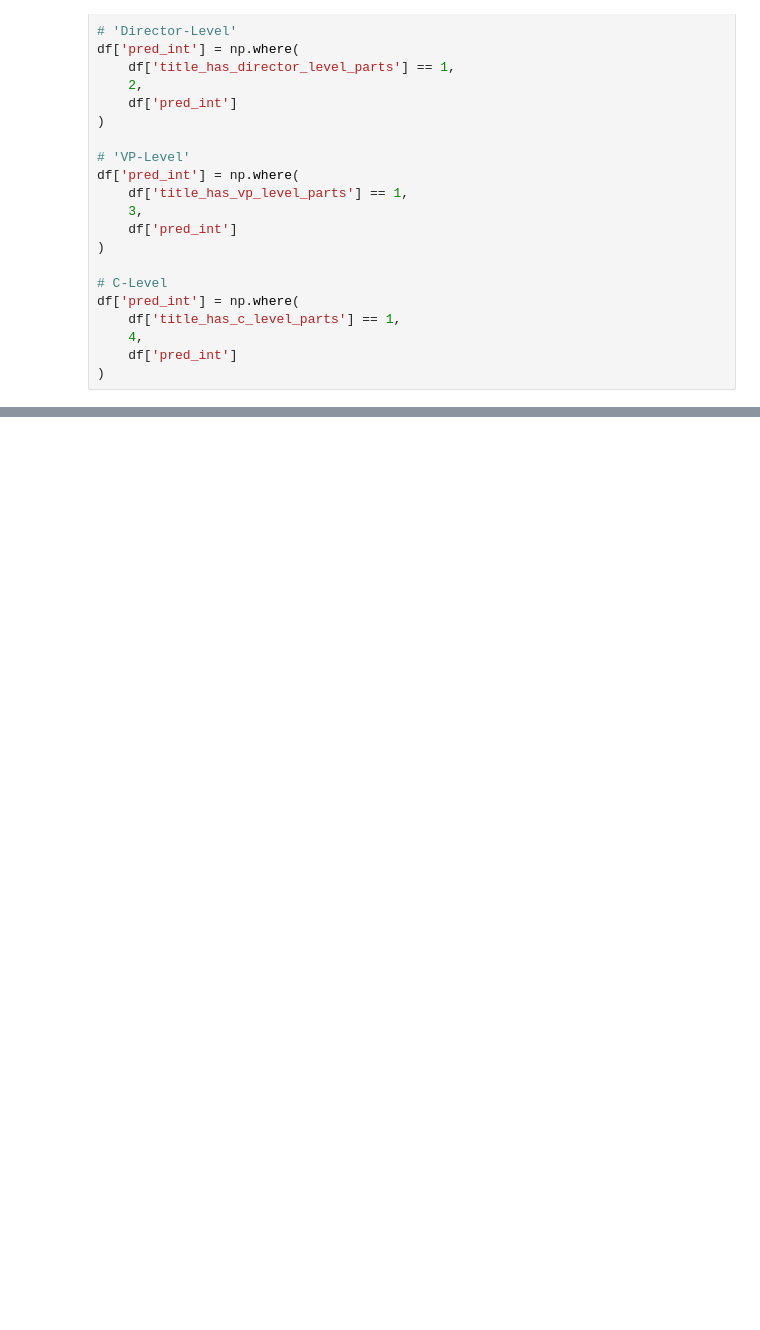
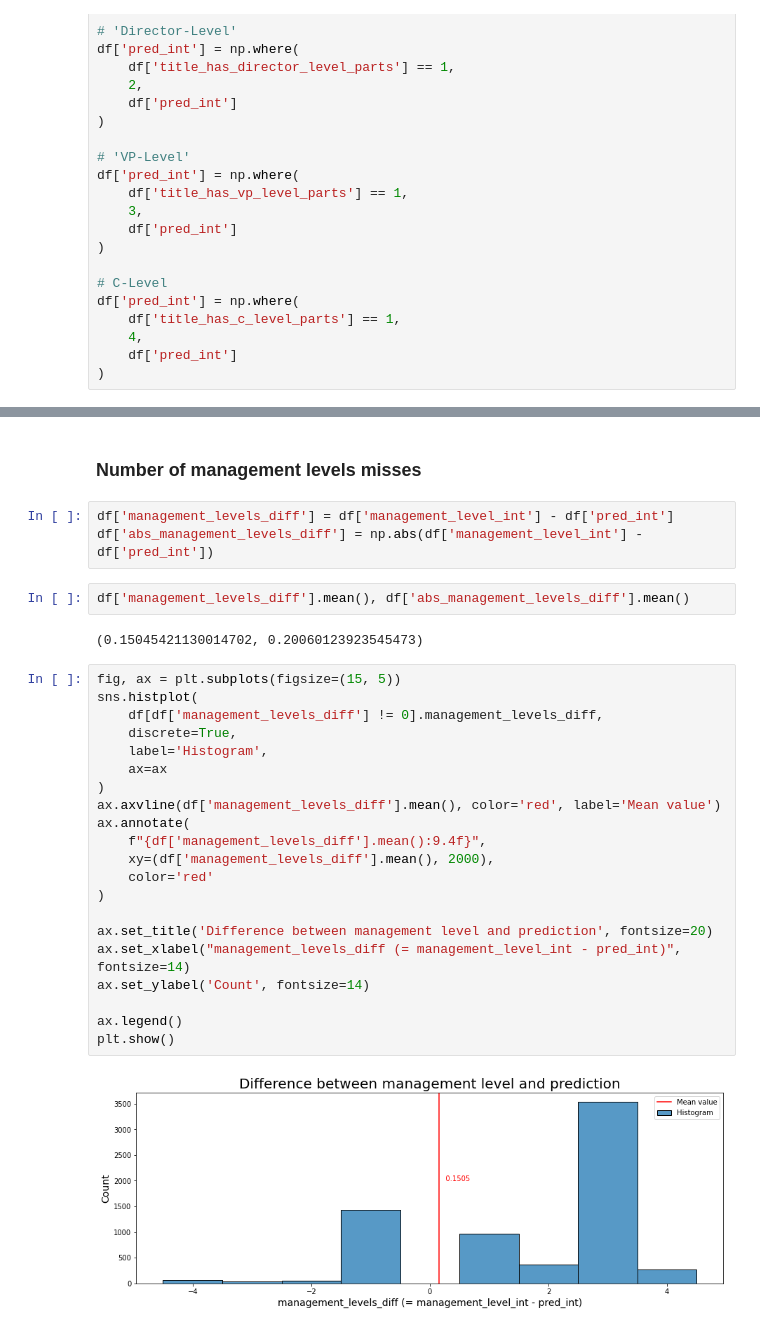
Before and after one commit to omerk1/seniority_prediction, a Jupyter notebook: notebooks/seniority_prediction.ipynb, the cells around one changed output, grey strips where cells are left out. Drawn from its saved outputs; the diff is of its cells as text; blank space fills up the shorter version.

```diff
--- a/notebooks/seniority_prediction.ipynb
+++ b/notebooks/seniority_prediction.ipynb
@@ -400,0 +324,32 @@ df[
+# %% [markdown]
+### Number of management levels misses
+# %%
+df['management_levels_diff'] = df['management_level_int'] - df['pred_int']
+df['abs_management_levels_diff'] = np.abs(df['management_level_int'] - df['pred_int'])
+# %%
+df['management_levels_diff'].mean(), df['abs_management_levels_diff'].mean()
+# %% [output]
+(0.15045421130014702, 0.20060123923545473)
+# %%
+fig, ax = plt.subplots(figsize=(15, 5))
+sns.histplot(
+    df[df['management_levels_diff'] != 0].management_levels_diff,
+    discrete=True,
+    label='Histogram',
+    ax=ax
+)
+ax.axvline(df['management_levels_diff'].mean(), color='red', label='Mean value')
+ax.annotate(
+    f"{df['management_levels_diff'].mean():9.4f}",
+    xy=(df['management_levels_diff'].mean(), 2000),
+    color='red'
+)
+
+ax.set_title('Difference between management level and prediction', fontsize=20)
+ax.set_xlabel("management_levels_diff (= management_level_int - pred_int)", fontsize=14)
+ax.set_ylabel('Count', fontsize=14)
+
+ax.legend()
+plt.show()
+# %% [output]
+[figure, added]
```
Also changed, not shown: parts of 51 cells of this notebook.
